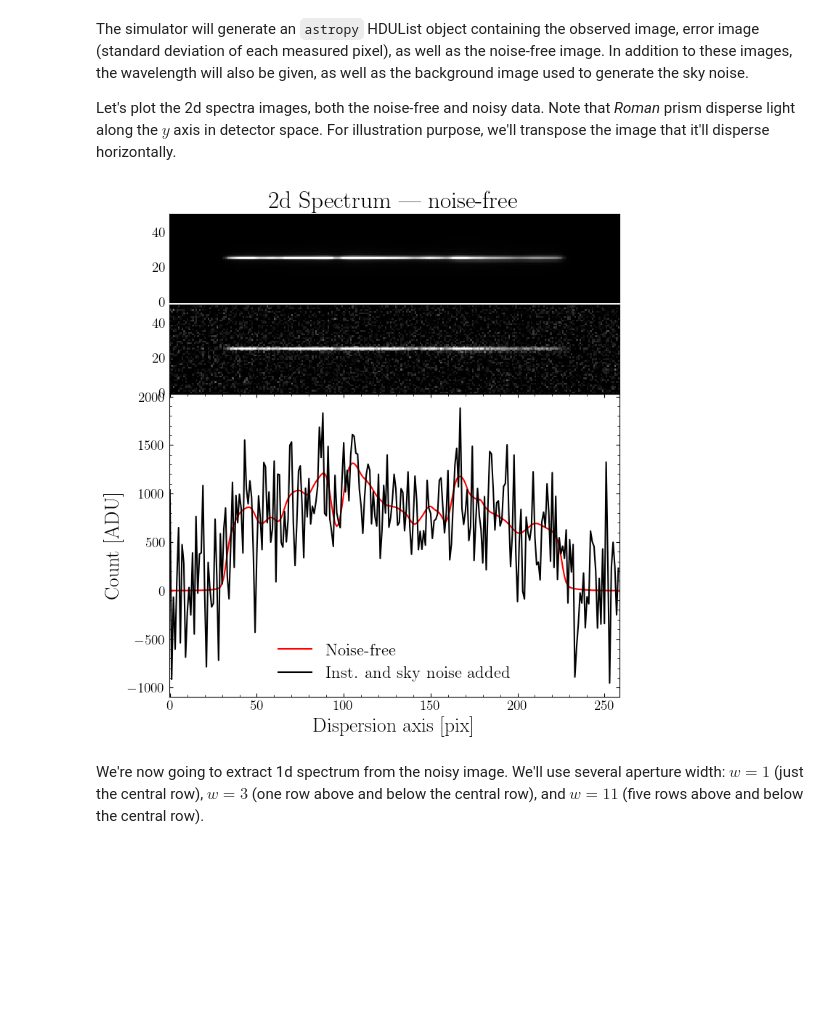
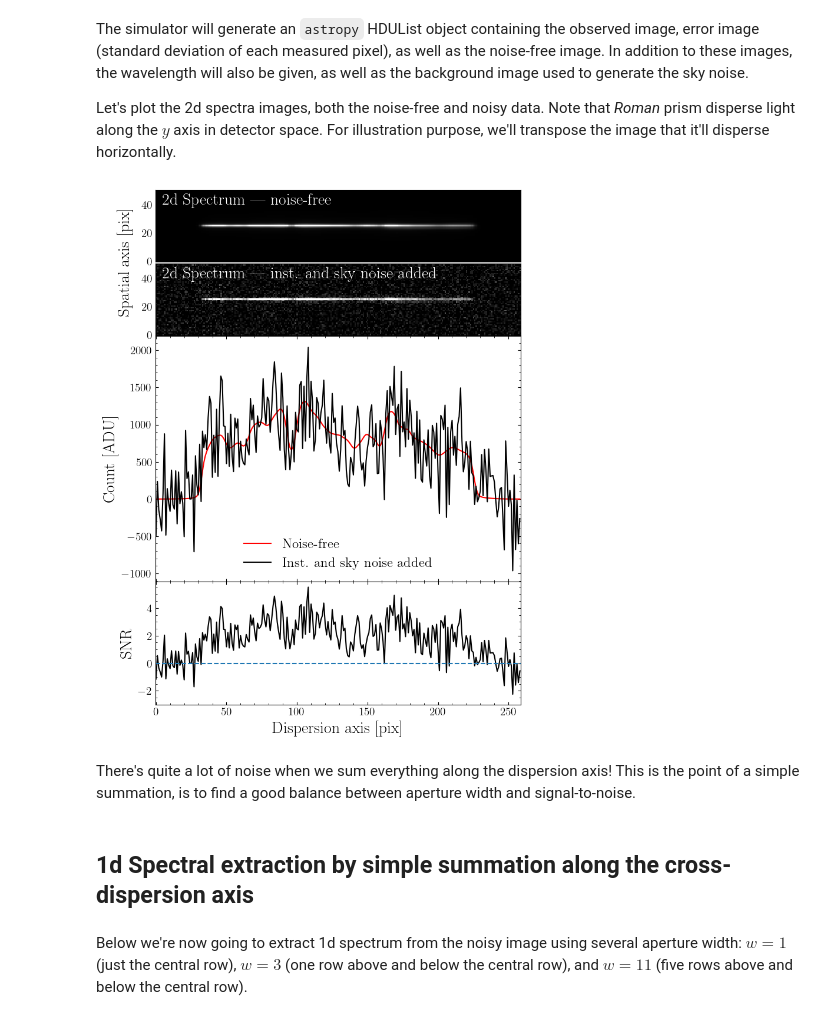
Before and after one commit to sangeetak20/RomanSpectraDataChallenge, a Jupyter notebook: 1d_spectral_extraction_using_simple_summation_and_optimum_spectral_extraction.ipynb, the cells around one changed output. Drawn from its saved outputs; the diff is of its cells as text; code cells hidden in the pictures; blank space fills up the shorter version.

Commit message:
Update to the notebook about prism 1d spectral extraction

```diff
--- a/1d_spectral_extraction_using_simple_summation_and_optimum_spectral_extraction.ipynb
+++ b/1d_spectral_extraction_using_simple_summation_and_optimum_spectral_extraction.ipynb
@@ -84,15 +85,15 @@ fig = plt.figure(figsize=(xSize, ySize))
 
 ax  = fig.add_subplot(111)
 
-ax.plot(LAMBDA_GRID, sn_flux_photlam, 'k-')
+ax.plot(LAMBDA_GRID.to(u.micron), sn_flux_photlam, 'k-')
 
 yMin, yMax = ax.get_ylim()
 
 ## Draw the relevant spectral range of Roman prism
-ax.fill_betweenx(np.array([yMin, yMax]), 738, x2=1859, color='black', alpha=opacity)
+ax.fill_betweenx(np.array([yMin, yMax]), 0.738, x2=1.859, color='black', alpha=opacity)
 
 ax.set_ylim(yMin, yMax)
 
-ax.set_xlabel(r'Wavelength [nm]')
+ax.set_xlabel(r'Wavelength [$\mu$m]')
 ax.set_ylabel(r'Flux [photons/s/cm$^2$/\AA]');
 # %% [output]
@@ -146,11 +148,11 @@ The simulator will generate an `astropy` HDUList object containing the observed
 Let's plot the 2d spectra images, both the noise-free and noisy data. Note that <i>Roman</i> prism disperse light along the $y$ axis in detector space. For illustration purpose, we'll transpose the image that it'll disperse horizontally.
 # %%
 ## Plot the 2d spectra images, the noise-free and the noisy data
-nRows = 3
+nRows = 4
 nCols = 1
 
 xSize = 8
-ySize = 1.75 * xSize/GOLDEN_RATIO
+ySize = 2.3 * xSize/GOLDEN_RATIO
 
 wspace = 0.00
 hspace = 0.00
@@ -161,7 +163,7 @@ dY, dMY = 20, 5
 CI   = 99.0
 P_HI = 0.5*(100.0 + CI)
 
-fig, axes = plt.subplots(nRows, nCols, sharex=True, sharey=False, height_ratios=[0.3, 0.3, 1], figsize=(xSize, ySize))
+fig, axes = plt.subplots(nRows, nCols, sharex=True, sharey=False, height_ratios=[0.3, 0.3, 1, 0.5], figsize=(xSize, ySize))
 
 for k in range(2):
     ax = axes[k]
@@ -179,42 +181,68 @@ for k in range(2):
         title = '2d Spectrum --- inst. and sky noise added'
         image = hduList['SCI', 1].data.T
 
+        stdDevImage = hduList['ERR', 1].data.T
+
         spec1d_noisy = image.sum(0)
+        stdDev1d     = np.sqrt((stdDevImage ** 2).sum(0))
+
+        ## Signal to noise ratio: Measured count over the measured uncertainties (std. dev.)
+        snr1d = spec1d_noisy / stdDev1d
 
         ax.set_xlabel(r'Dispersion axis [pix]')
 
     vmin, vmax = 0.0, np.percentile(image, P_HI)
 
     ax.imshow(image, aspect='equal', cmap='gray', origin='lower', vmin=vmin, vmax=vmax, interpolation='nearest')
 
-    ax.set_title(title)
+    ax.text(0.02, 0.95, title, color='white', ha='left', va='top', transform=ax.transAxes)
 
     ax.xaxis.set_major_locator(ticker.MultipleLocator(dX))
     ax.xaxis.set_minor_locator(ticker.MultipleLocator(dMX))
 
     ax.yaxis.set_major_locator(ticker.MultipleLocator(dY))
     ax.yaxis.set_minor_locator(ticker.MultipleLocator(dMY))
 
     ## ax.set_ylabel(r'Spatial axis [pix]');
 
 dY, dMY = 500, 100
 
 axes[2].plot(spec1d_noiseFree, color='r', label='Noise-free')
 axes[2].plot(spec1d_noisy, color='k', label='Inst. and sky noise added')
 
 axes[2].legend(frameon=False, loc='best')
 
 axes[2].yaxis.set_major_locator(ticker.MultipleLocator(dY))
 axes[2].yaxis.set_minor_locator(ticker.MultipleLocator(dMY))
 
-axes[2].set_xlabel(r'Dispersion axis [pix]')
 axes[2].set_ylabel(r'Count [ADU]')
 
+axes[3].plot(snr1d, color='k')
+
+axes[3].axhline(linestyle='--')
+
+axes[3].set_xlabel(r'Dispersion axis [pix]')
+
+dY, dMY = 2, 0.5
+
+axes[3].set_ylim(-3, 5.9)
+axes[3].yaxis.set_major_locator(ticker.MultipleLocator(dY))
+axes[3].yaxis.set_minor_locator(ticker.MultipleLocator(dMY))
+
+axes[3].set_ylabel(r'SNR')
+
 plt.subplots_adjust(wspace=wspace, hspace=hspace)
+
+## Make common label for the first two plots
+axes[0].text(-0.06, 0.0, r'Spatial axis [pix]', rotation='vertical', ha='right', va='center', transform=axes[0].transAxes);
 # %% [output]
-[figure, old version]
+[figure, new version]
 # %% [markdown]
-We're now going to extract 1d spectrum from the noisy image. We'll use several aperture width: $w = 1$ (just the central row), $w = 3$ (one row above and below the central row), and $w=11$ (five rows above and below the central row).
+There's quite a lot of noise when we sum everything along the dispersion axis! This is the point of a simple summation, is to find a good balance between aperture width and signal-to-noise.
+# %% [markdown]
+## 1d Spectral extraction by simple summation along the cross-dispersion axis
+# %% [markdown]
+Below we're now going to extract 1d spectrum from the noisy image using several aperture width: $w = 1$ (just the central row), $w = 3$ (one row above and below the central row), and $w=11$ (five rows above and below the central row).
 # %%
 ## Declare the half-width, which are 0, 1, and 5
 dKs    = np.array([0, 1, 5], dtype=int)
```
Also changed, not shown: parts of 20 cells of this notebook, 1 other file.
